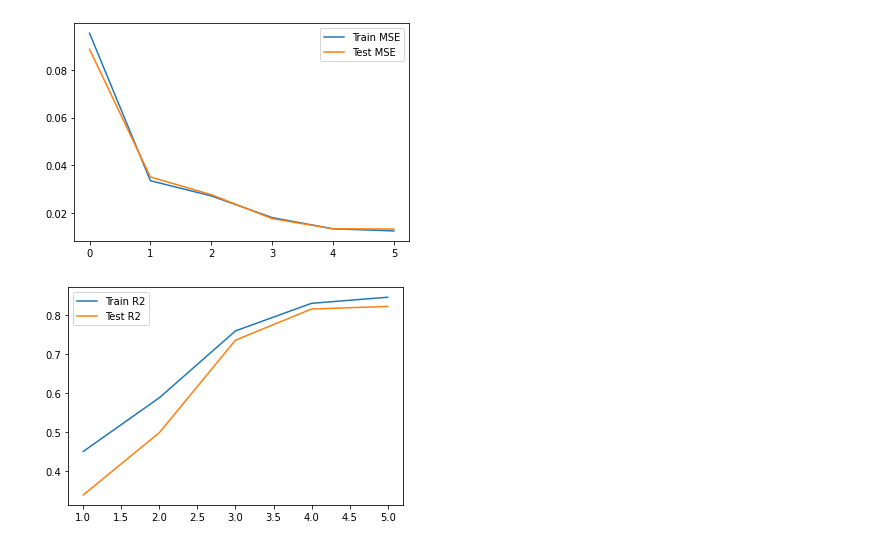
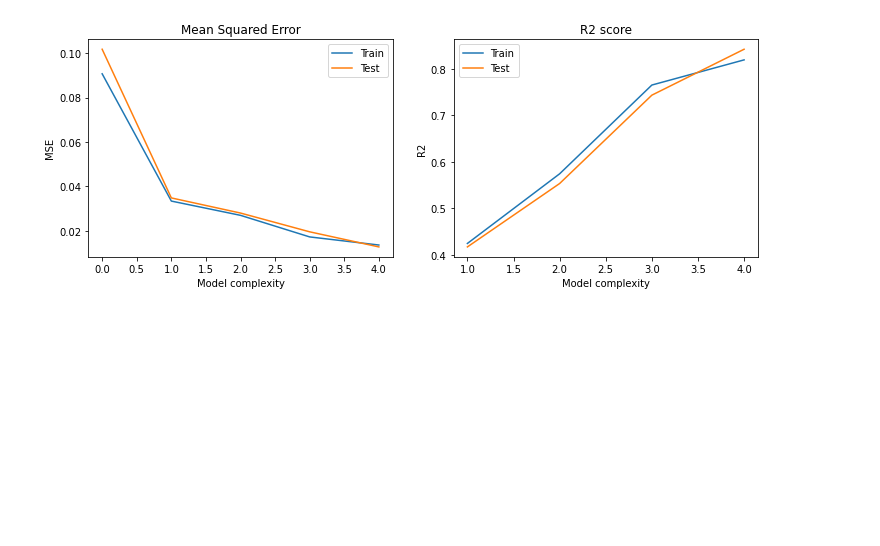
Before and after one commit to haakontm/FYS4155-Project1, a Jupyter notebook: ex1.ipynb, the cells around one changed output. Cells and saved outputs as stored; diff of their text form; code cells hidden in the pictures; blank space fills up the shorter version.

```diff
--- a/ex1.ipynb
+++ b/ex1.ipynb
@@ -5,8 +5,6 @@ from sklearn.linear_model import LinearRegression
 from sklearn.model_selection import train_test_split
 from sklearn.metrics import r2_score, mean_squared_error
 from sklearn.preprocessing import StandardScaler
-
-np.random.seed(42)
 
 def FrankeFunction(x,y):
     term1 = 0.75*np.exp(-(0.25*(9*x-2)**2) - 0.25*((9*y-2)**2))
@@ -29,50 +27,59 @@ def create_X(x, y, n):
 		for k in range(i+1):
 			X[:,q+k] = (x**(i-k))*(y**k)
 
 	return X
 
-n = 6
+RANDOM_STATE = 42
+
+n = 5   # Max order of polynomial
+N = 50  # Number of points
 noise = 0.1
 
-x = np.linspace(0, 1, 50)
-y = np.linspace(0, 1, 50)
-xmesh, ymesh = np.meshgrid(x, y)
+x = np.linspace(0, 1, N)
+y = np.linspace(0, 1, N)
+x, y = np.meshgrid(x, y)
 
 train_MSE = np.zeros(n)
 test_MSE = np.zeros(n)
 train_R2 = np.zeros(n)
 test_R2 = np.zeros(n)
 
+np.random.seed(RANDOM_STATE)
+
 for i in range(n):
-    z = FrankeFunction(xmesh, ymesh)
+    z = FrankeFunction(x, y)
     z += noise * np.random.randn(z.shape[0], z.shape[1])
 
-    X = create_X(xmesh, ymesh, i)
+    X = create_X(x, y, i)
 
-    X_train, X_test, z_train, z_test = train_test_split(X, z.reshape(-1, 1), random_state=44)
+    X_train, X_test, z_train, z_test = train_test_split(X, z.reshape(-1, 1), random_state=RANDOM_STATE, test_size=0.3)
 
-    # scaler LinearRegression()
+    linreg = LinearRegression()
     linreg.fit(X_train, z_train)
 
     z_tilde = linreg.predict(X_train)
     z_pred = linreg.predict(X_test)
 
     train_MSE[i] = mean_squared_error(z_tilde, z_train)
     train_R2[i] = r2_score(z_tilde, z_train)
     test_MSE[i] = mean_squared_error(z_pred, z_test)
     test_R2[i] = r2_score(z_pred, z_test)
 
-plt.figure()
-plt.plot(range(n), train_MSE, label='Train MSE')
-plt.plot(range(n), test_MSE, label='Test MSE')
-plt.legend()
-plt.figure()
-plt.plot(range(n), train_R2, l1, abel='Train [1:]R2')
-plt.plot(range(n), test_R2, la1, bel='Test R[1:]2')
-plt.legend()
-plt.show()
+fig, (ax1, ax2) = plt.subplots(1, 2)
+ax1.set_title('Mean Squared Error')
+ax1.plot(range(n), train_MSE, label='Train')
+ax1.plot(range(n), test_MSE, label='Test')
+ax1.set_xlabel('Model complexity')
+ax1.set_ylabel('MSE')
+ax1.legend()
 
-print()test_t
+ax2.set_title('R2 score')
+ax2.plot(range(1, n), train_R2[1:], label='Train')
+ax2.plot(range(1, n), test_R2[1:], label='Test')
+ax2.set_xlabel('Model complexity')
+ax2.set_ylabel('R2')
+ax2.legend()
+
+fig.set_figwidth(12)
 # %% [output]
-[figure, old version]
+[figure, new version]
-[figure, removed]
```
